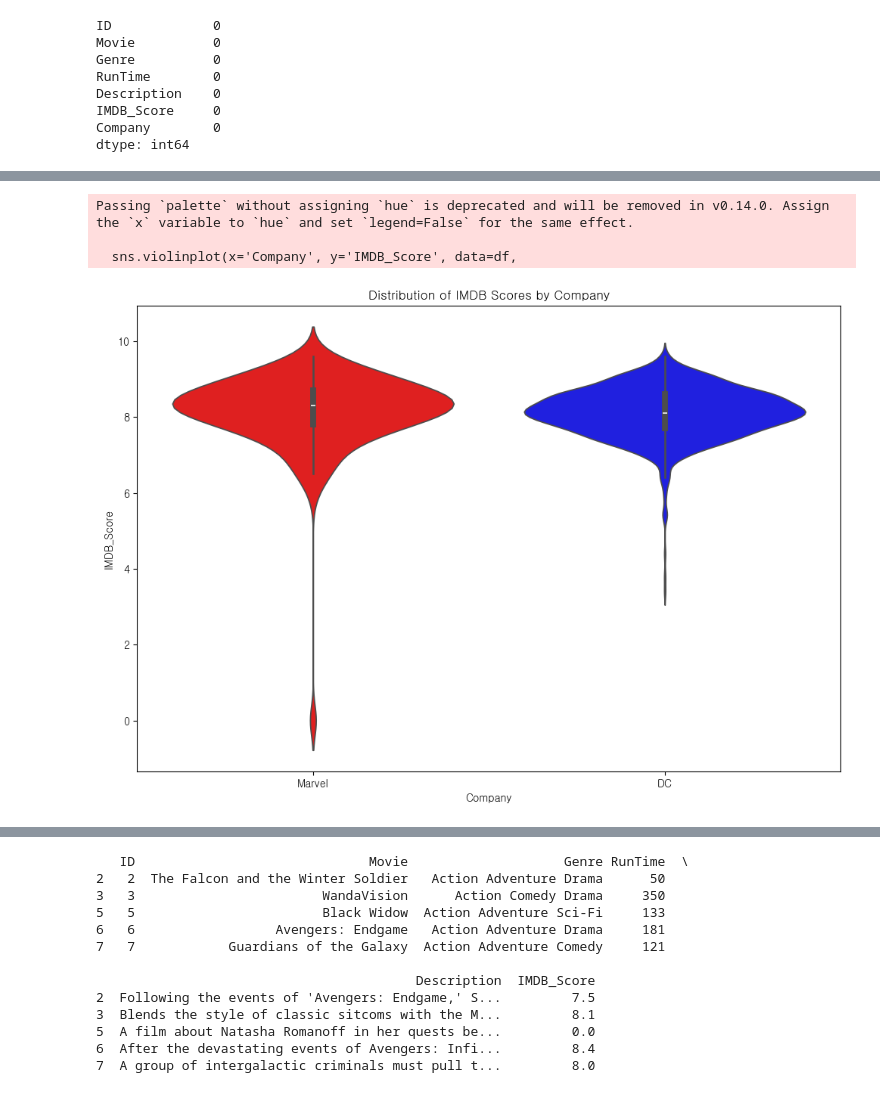
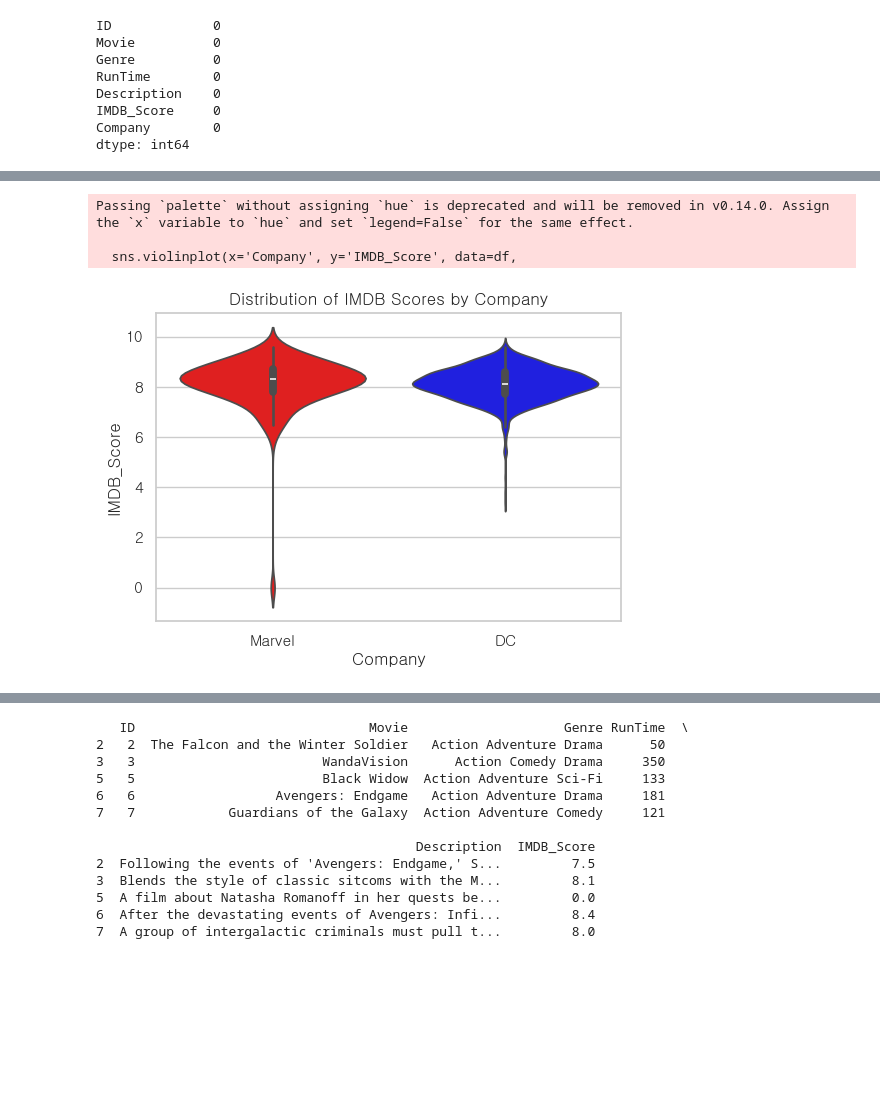
Before and after one commit to karl21-02/netflix_data_analysis, a Jupyter notebook: MarvelDc.ipynb, the cells around one changed output, grey strips where cells are left out. Saved outputs shown, nothing was run; the diff lists cells and outputs as text; code cells hidden in the pictures; blank space fills up the shorter version.

```diff
--- a/MarvelDc.ipynb
+++ b/MarvelDc.ipynb
@@ -162,18 +166,18 @@ plt.show()
 # %%
-plt.figure(figsize=(12, 8))
+plt.figure(figsize=(6, 4))
 sns.violinplot(x='Company', y='IMDB_Score', data=df,
                palette={'Marvel':'#FF0000',
                         'DC': "#0000FF",
                         '-1': "#808080"
                         }
                )
 plt.title('Distribution of IMDB Scores by Company')
 plt.show()
 # %% [output]
 Passing `palette` without assigning `hue` is deprecated and will be removed in v0.14.0. Assign the `x` variable to `hue` and set `legend=False` for the same effect.
 
   sns.violinplot(x='Company', y='IMDB_Score', data=df,
-[figure, old version]
+[figure, new version]
 # %%
 # pairplot 생성
 sns.pairplot(df, hue='Company')
```
Also changed, not shown: parts of 20 cells of this notebook.
